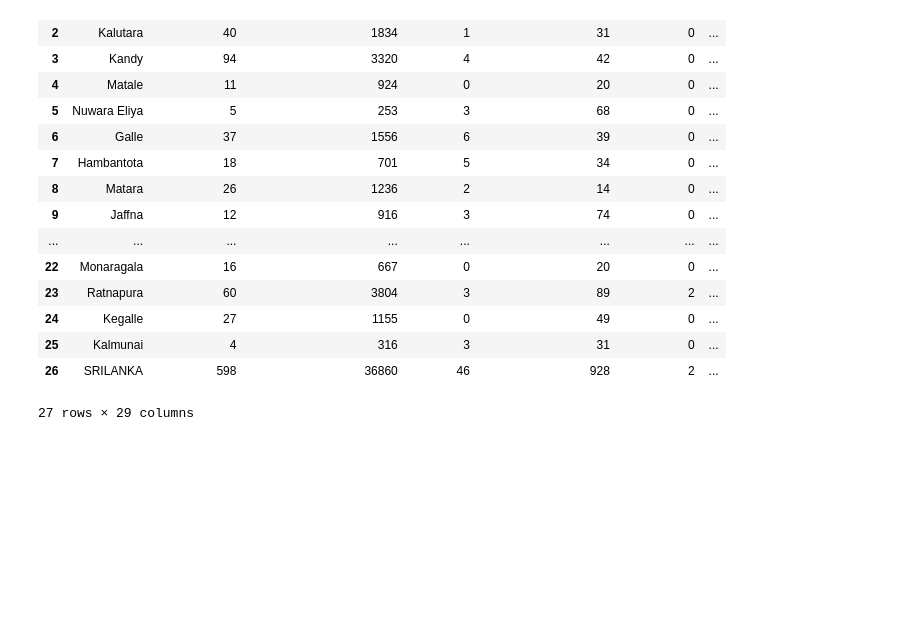
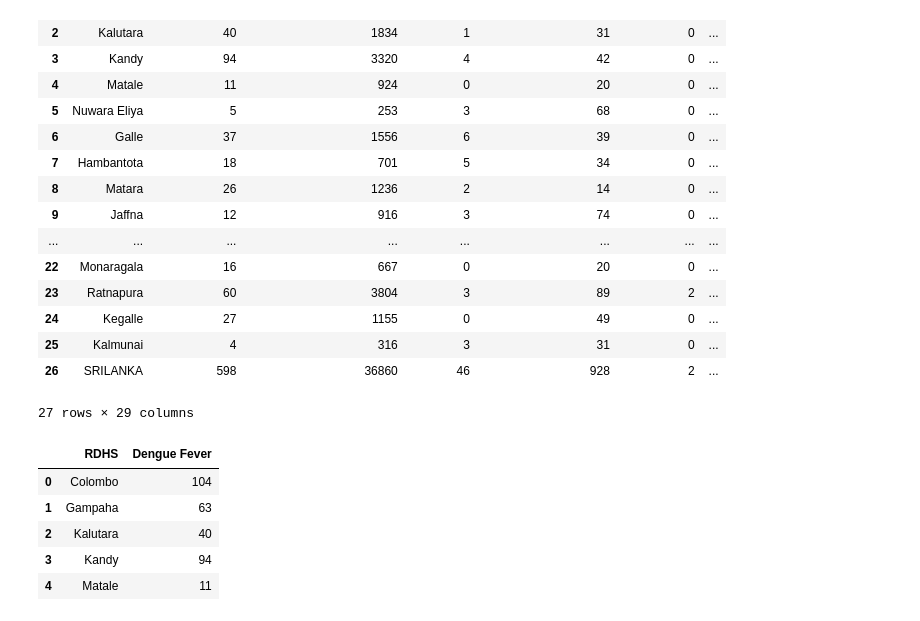
Before and after one commit to DimuthuAttanayake/Dengue, a Jupyter notebook: dengue.ipynb, the cells around one changed output. Drawn from its saved outputs; the diff is of its cells as text; code cells hidden in the pictures; blank space fills up the shorter version.

Commit message:
editing the code to extract the dengue data

```diff
--- a/dengue.ipynb
+++ b/dengue.ipynb
@@ -118,6 +118,17 @@ df
 | 25 | Kalmunai | 4 | 316 | 3 | 31 | 0 | ... |
 | 26 | SRILANKA | 598 | 36860 | 46 | 928 | 2 | ... |
 27 rows × 29 columns
+# %%
+#extracting only the weekly dengue numbers
+df_dengue = df[['RDHS', 'Dengue Fever']].reset_index(drop=True)
+df_dengue.head()
+# %% [output]
+|  | RDHS | Dengue Fever |
+| 0 | Colombo | 104 |
+| 1 | Gampaha | 63 |
+| 2 | Kalutara | 40 |
+| 3 | Kandy | 94 |
+| 4 | Matale | 11 |
 # %%
 #saving to csv
 df.to_csv('Epid.csv', index= False)
```
Also changed, not shown: 1 other file.
